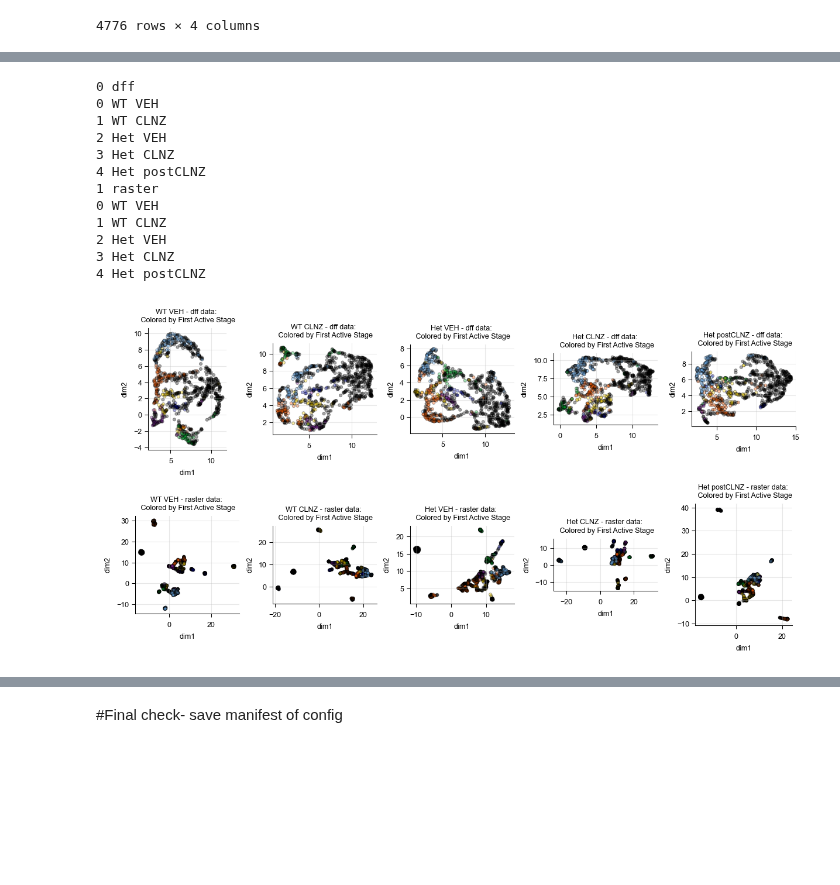
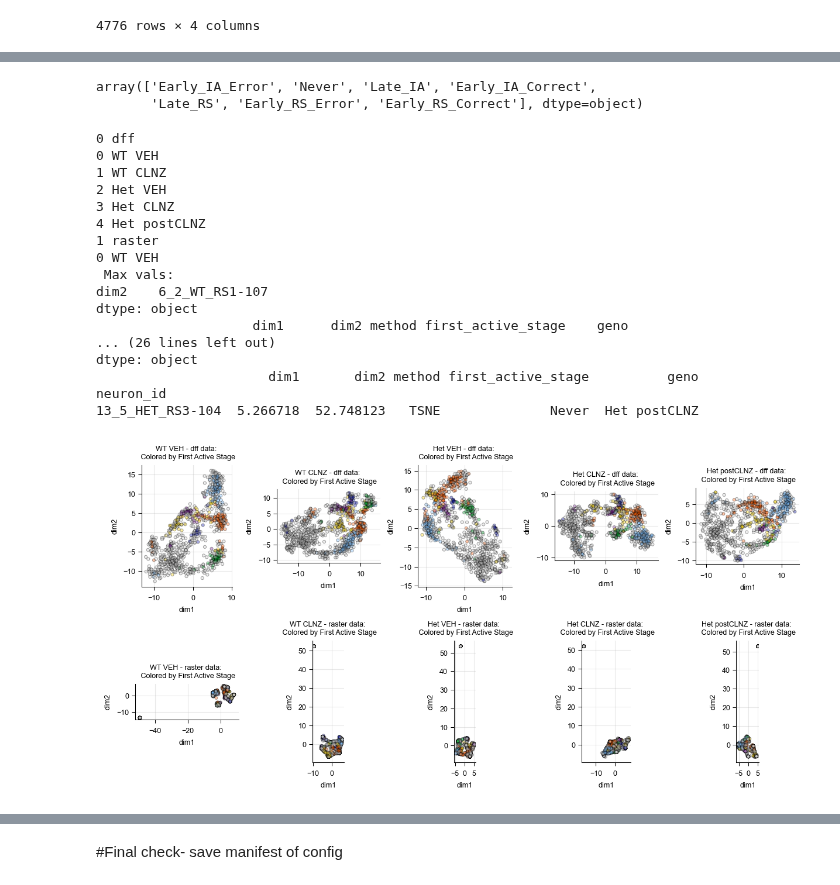
Before and after one commit to cjohnsoncruz/dlx56_mPFC_1p_SohalLab, a Jupyter notebook: code/revisions_Sup Fig1_ensemble_stability_test_v1.ipynb, the cells around one changed output, grey strips where cells are left out. Saved outputs shown, nothing was run; the diff lists cells and outputs as text; code cells hidden in the pictures; blank space fills up the shorter version.

```diff
--- a/code/revisions_Sup Fig1_ensemble_stability_test_v1.ipynb
+++ b/code/revisions_Sup Fig1_ensemble_stability_test_v1.ipynb
@@ -810,7 +879,7 @@ ensembles_by_datatype['raster']
 value_to_project = 'mean'
 metric = 'cosine'
 method = 'tsne'
-method_dict = {'tsne': {'n_components': 2, "perplexity": 90,  'init':'pca'},
+method_dict = {'tsne': {'n_components': 2, "perplexity": 90,  'init':'pca', 'random_state':42},
                'umap': dict(n_neighbors=15, min_dist=0.2, metric=metric,random_state=42)}
 print(data_types)
 
@@ -824,13 +893,18 @@ for d in data_types:
         ensemble_geno_day_df =ensembles_by_datatype[d].loc[ensembles_by_datatype[d].geno_day == g,:]
 
         ## for genotype-day data, project
-        umap_input[d][g] = ensemble_geno_day_df.pivot_table(index = ['neuron_id'], columns = 'task_stage', values = value_to_project, fill_value = np.NaN).drop(columns = 'truncated_post_outcome').astype(float)
-        print(f" NA values: {umap_input[d][g].isnull().sum().sum()}")
-        umap_projection_df[d][g], umap_model[d][g] = run_dimensionality_reduction( umap_input[d][g].replace([np.inf, -np.inf], np.nan).dropna(), method = method, **method_dict[method])
+        umap_input[d][g] = ensemble_geno_day_df.pivot_table(index = ['neuron_id'], columns = 'task_stage', values = value_to_project, fill_value = np.nan).drop(columns = 'truncated_post_outcome').astype(float)
+        null_vals = umap_input[d][g].isnull().any(axis = 1)
+        print(f" NA values: {null_vals.sum()}")
+        umap_input[d][g] = umap_input[d][g].replace([np.inf, -np.inf], np.nan).dropna()
+
+        ## low d projection
+        umap_projection_df[d][g], umap_model[d][g] = run_dimensionality_reduction(umap_input[d][g], method = method, **method_dict[method])
 
         ## add metadata
         cell_enrichment_status = ensemble_geno_day_df.pivot_table(index = ['neuron_id'], columns = 'task_stage', values = 'enriched', fill_value = np.nan).astype(float).apply(get_first_active_stage, axis=1, stage_order=stage_names)
         umap_projection_df[d][g] = umap_projection_df[d][g].merge(cell_enrichment_status.rename('first_active_stage'), left_index=True, right_index=True)
+
     #after all genos ran, concat, retaining information on geno-day
     umap_projection_df[d] = pd.concat([df.assign(**{'geno': geno}) for geno, df in umap_projection_df[d].items()])
 # %% [output]
@@ -917,56 +957,62 @@ umap_projection_df
+# %%
+canon_spikes_df.first_active_stage.unique()
+# %% [output]
+array(['Early_IA_Error', 'Never', 'Late_IA', 'Early_IA_Correct',
+       'Late_RS', 'Early_RS_Error', 'Early_RS_Correct'], dtype=object)
 # %%
+import warnings
+warnings.filterwarnings('ignore', category=FutureWarning, module='seaborn')
+
 #sne settings: NON ENRICHED:  s = 5,alpha = 0.35, linewidth =0.5, legend = False, palette = ['black'],  zorder=0
 #ENRICHED: s = 6,alpha = 0.5, legend = make_legend, palette = [stage_palette_dict[x] for x in stage_chrono_order], hue_order =stage_chrono_order,zorder=100 )
 alpha = 0.35
 s_base = 6
 genos_to_plot = geno_order_w_WT_CLNZ
 row_types = ['dff', 'raster']
 ## PLOTTING- note that paper tSNE is projection of mean activity in stage, colored by ensemble identity
 n_rows = len(row_types)
 n_cols = len(genos_to_plot)
 fig, ax_array = plt.subplots(n_rows, n_cols, figsize=(8, 4), layout='constrained')
 palette = [stage_palette_dict[x] for x in stage_names] + ['lightgray']
+hue_order = stage_names + ['Never']
 hue_col = 'first_active_stage'
 
+debug_max_vals = []
 for r, row_type in enumerate(row_types):
     print(r,row_type)
     row_data = umap_projection_df[row_type]
     for c, geno in enumerate(genos_to_plot):
         print(c,geno)
         ax = ax_array[r,c]
-        col_data = row_data.loc[row_data.geno == geno,:]
-        # print(axes)
-        sns.scatterplot(ax=ax, data=col_data, x='dim1', y='dim2', hue=hue_col,     palette=palette, hue_order=stage_names , s=s_base, alpha=alpha, edgecolor='k',linewidth=0.5, legend=False)
+        ax_data = data=row_data.loc[row_data.geno == geno,:]
+        if r ==1:
+            print(f" Max vals:")
+            max_indices = ax_data.loc[:, ['dim2']].idxmax()
+            max_vals = ax_data.loc[max_indices.values,:]
+            print(max_indices)
+            print(max_vals)
+            debug_max_vals.append(max_vals)
+        sns.scatterplot(ax=ax, data=ax_data, x='dim1', y='dim2',
+                         hue=hue_col, palette=palette, hue_order=hue_order , s=s_base, alpha=alpha, edgecolor='k',linewidth=0.5, legend=False)
         ax.set_title(f'{geno} - {row_type} data: \n Colored by First Active Stage')
         ax.grid(True, alpha=0.3)
         ax.set_aspect('equal')
-
-
-# # Spikes
-#         sns.scatterplot(ax=axes[0], data=spikes_df, x='dim1', y='dim2', hue=hue_col,     palette=palette, hue_order=stage_names , s=s_base, alpha=alpha, edgecolor='k',linewidth=0.5, legend='full')
-#         axes.set_title(f'Spike data: Colored by First Active Stage')
-#         axes.grid(True, alpha=0.3)
-
-# # DFF
-# sns.scatterplot(ax=axes[1], data=dff_df, x='dim1', y='dim2', hue=hue_col, palette=palette, hue_order=stage_names , s=s_base, alpha=alpha, edgecolor='none',  linewidth=0.5, legend='full')
-# axes[1].set_title(f'DFF data: Hue is First Active Stage')
-# axes[1].grid(True, alpha=0.3)
-
-# # Spikes- CANON
-# sns.scatterplot(ax=axes[2], data=canon_spikes_df, x='dim1', y='dim2', hue=hue_col,     palette=palette, hue_order=stage_names , s=s_base, alpha=alpha, edgecolor='k',linewidth=0.5, legend='full')
-# axes[2].set_title(f'CANON Spike data: Colored by First Active Stage')
-# axes[2].grid(True, alpha=0.3)
 # %% [output]
 0 dff
 0 WT VEH
 1 WT CLNZ
 2 Het VEH
 3 Het CLNZ
 4 Het postCLNZ
 1 raster
 0 WT VEH
-1 WT CLNZ
-2 Het VEH
-3 Het CLNZ
-4 Het postCLNZ
+ Max vals:
+dim2    6_2_WT_RS1-107
+dtype: object
+                    dim1      dim2 method first_active_stage    geno
+... (26 lines left out)
+dtype: object
+                      dim1       dim2 method first_active_stage          geno
+neuron_id
+13_5_HET_RS3-104  5.266718  52.748123   TSNE              Never  Het postCLNZ
-[figure, old version]
+[figure, new version]
```
Also changed, not shown: parts of 32 cells of this notebook, 2 other files.
